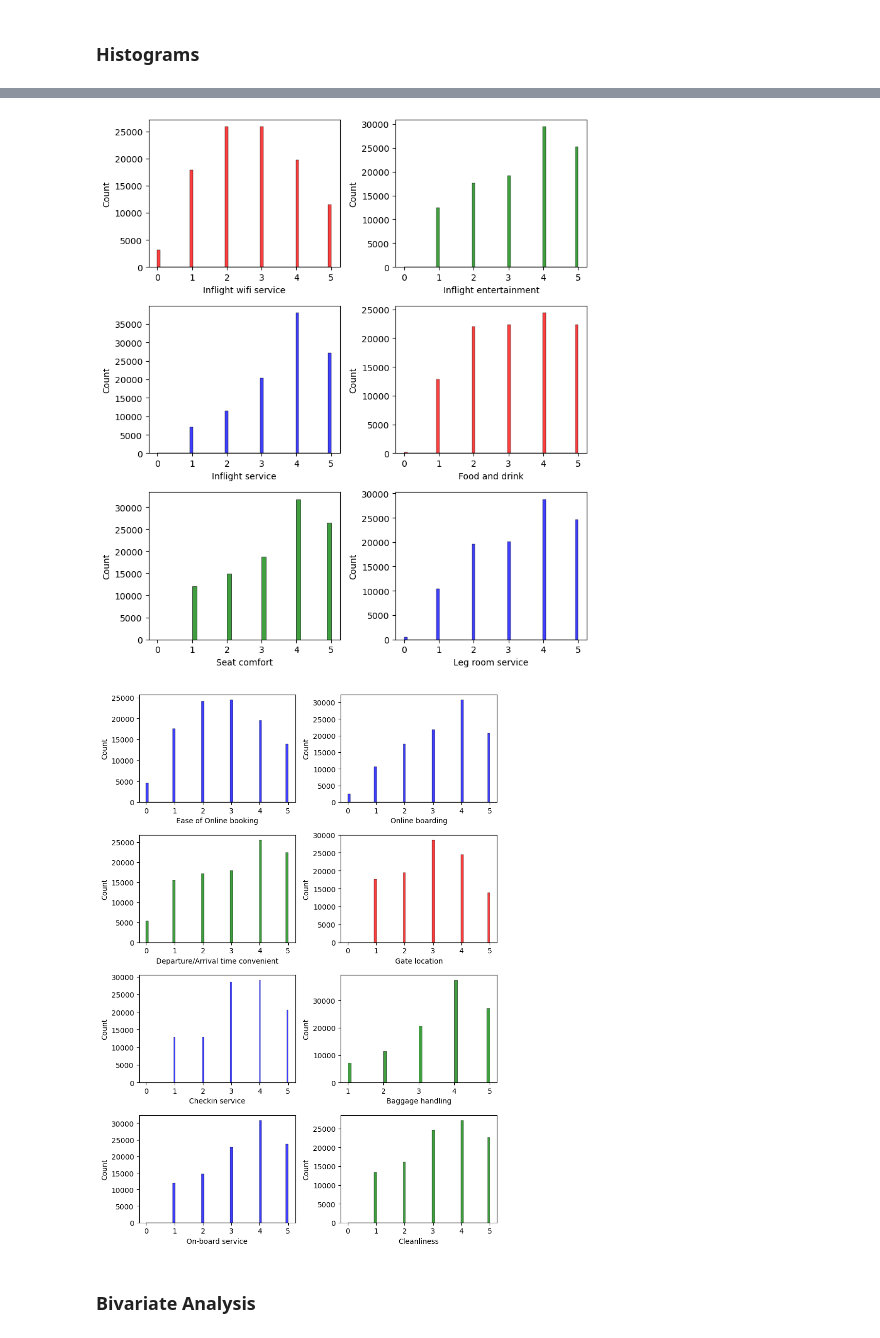
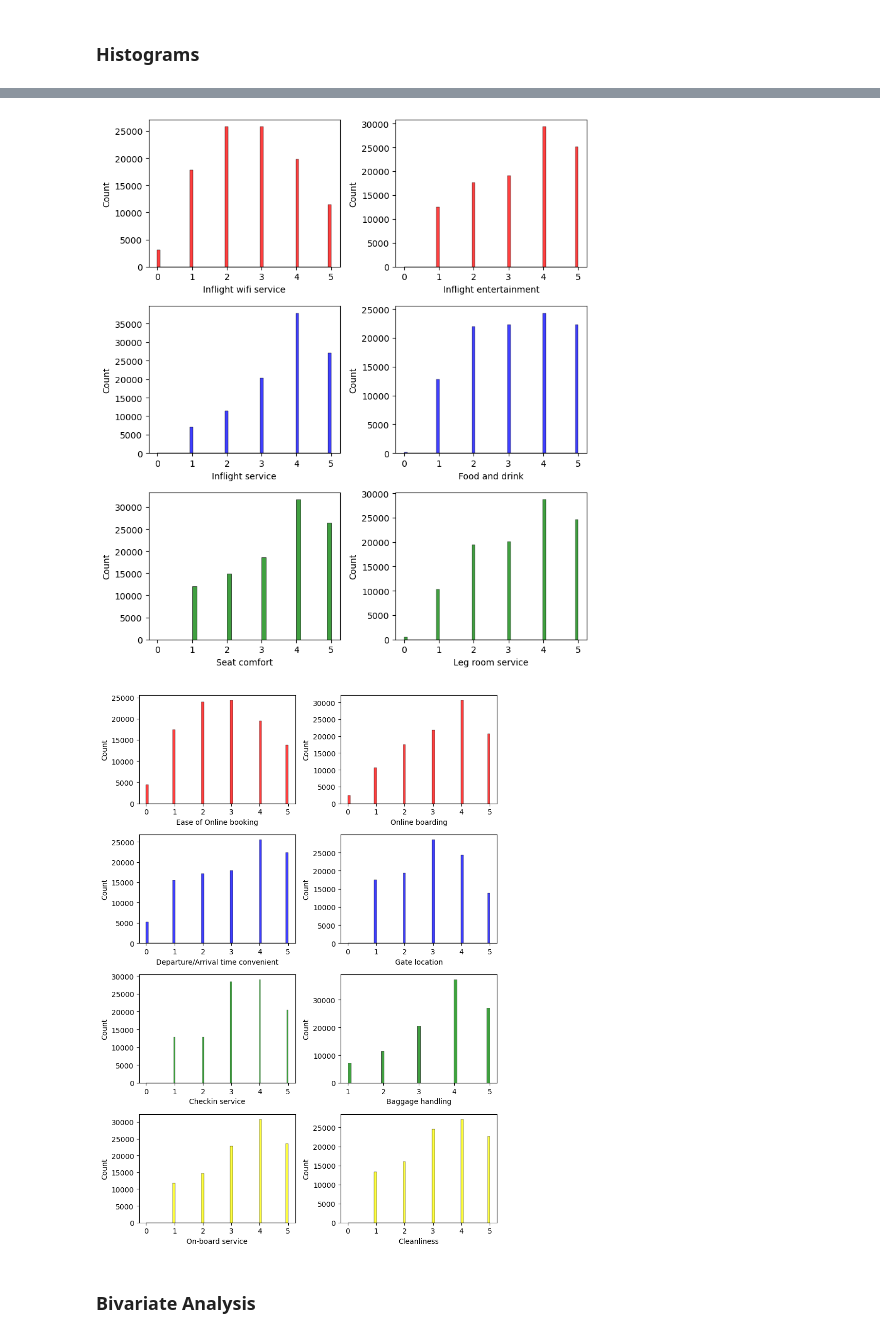
Before and after one commit to kale-sahil/air-passenger-satisfaction-prediction, a Jupyter notebook: Airline_Passenger_Satisfaction.ipynb, the cells around one changed output, grey strips where cells are left out. Saved outputs shown, nothing was run; the diff lists cells and outputs as text; code cells hidden in the pictures.

```diff
--- a/Airline_Passenger_Satisfaction.ipynb
+++ b/Airline_Passenger_Satisfaction.ipynb
@@ -157,3 +194,6 @@ Name: count, dtype: int64
+# %%
+#dropping the null values
+aps.dropna(inplace = True)
 # %% [markdown]
 # Univariate Analysis
 # %% [markdown]
@@ -210,27 +250,27 @@ plt.rcParams['figure.figsize'] = [8,9]
 plt.rcParams['figure.autolayout'] = True
 f1, axes = plt.subplots(3,2)
 histplot('Inflight wifi service', 'red', 0, 0)
-histplot('Inflight entertainment', 'green', 0, 1)
+histplot('Inflight entertainment', 'red', 0, 1)
 histplot('Inflight service', 'blue', 1, 0)
-histplot('Food and drink', 'red', 1, 1)
+histplot('Food and drink', 'blue', 1, 1)
 histplot('Seat comfort', 'green', 2, 0)
-histplot('Leg room service', 'blue', 2, 1)
+histplot('Leg room service', 'green', 2, 1)
 # %% [output]
-[figure, old version]
+[figure, new version]
 # %%
 plt.rcParams['figure.figsize'] = [8,11]
 plt.rcParams['figure.autolayout'] = True
 f2, axes = plt.subplots(4,2)
-histplot('Ease of Online booking', 'blue', 0, 0)
-histplot('Online boarding', 'blue', 0, 1)
-histplot('Departure/Arrival time convenient', 'green', 1, 0)
-histplot('Gate location', 'red', 1, 1)
-histplot('Checkin service', 'blue', 2, 0)
+histplot('Ease of Online booking', 'red', 0, 0)
+histplot('Online boarding', 'red', 0, 1)
+histplot('Departure/Arrival time convenient', 'blue', 1, 0)
+histplot('Gate location', 'blue', 1, 1)
+histplot('Checkin service', 'green', 2, 0)
 histplot('Baggage handling', 'green', 2, 1)
-histplot('On-board service', 'blue', 3, 0)
-histplot('Cleanliness', 'green', 3, 1)
+histplot('On-board service', 'yellow', 3, 0)
+histplot('Cleanliness', 'yellow', 3, 1)
 # %% [output]
-[figure, old version]
+[figure, new version]
 # %% [markdown]
 ### Bivariate Analysis
 # %% [markdown]
```
Also changed, not shown: parts of 64 cells of this notebook.
